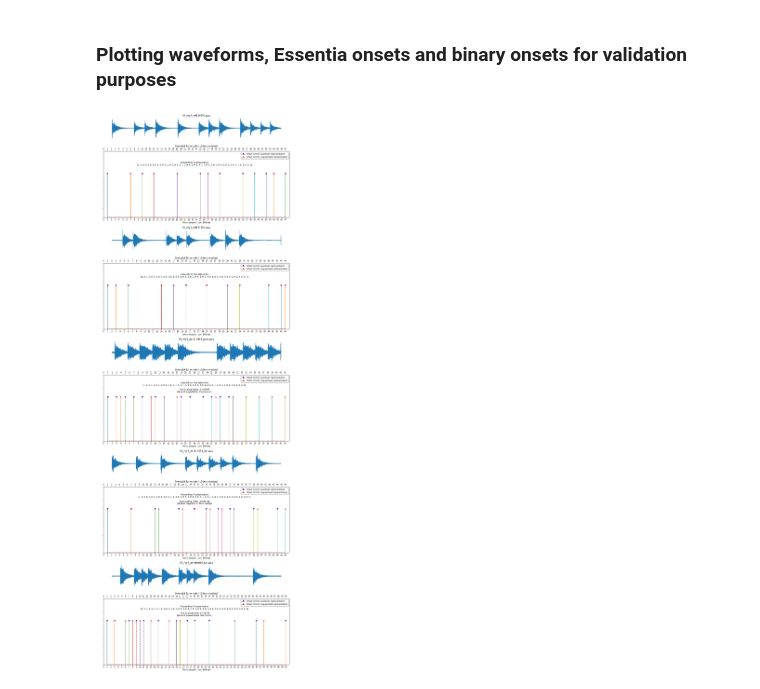
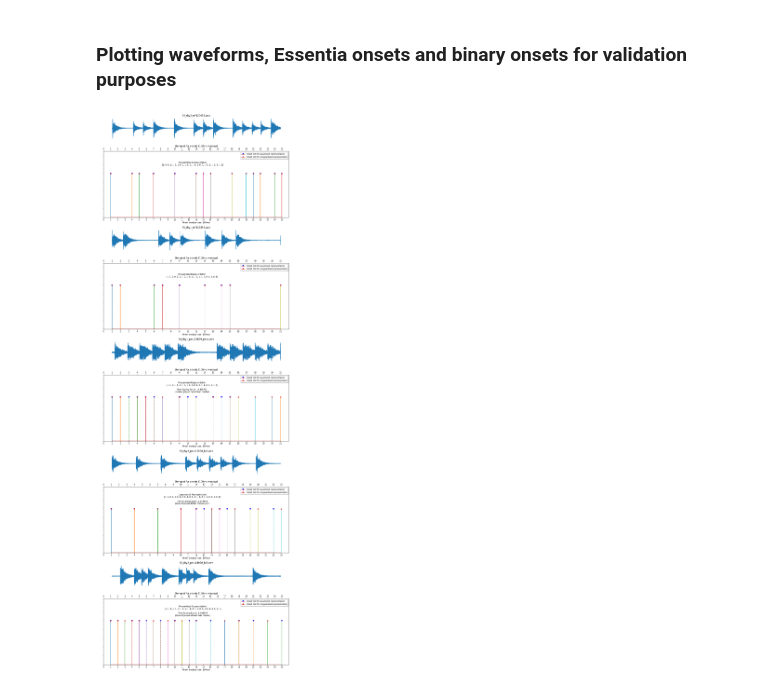
Before and after one commit to MTG/mast-rhythm-analysis, a Jupyter notebook: notebooks/PreProcessDataFromMASTDataset.ipynb, the cells around one changed output. Drawn from its saved outputs; the diff is of its cells as text; code cells hidden in the pictures.

```diff
--- a/notebooks/PreProcessDataFromMASTDataset.ipynb
+++ b/notebooks/PreProcessDataFromMASTDataset.ipynb
@@ -20,10 +20,11 @@ SAMPLE_RATE = 44100
 WINDOW_SIZE = 1024
 HOP_SIZE = 512
 
-ONSET_WINDOW_SIZE = 0.1 # 100ms
+# used for unquantizing purposes
+ONSET_WINDOW_SIZE = 0.2 # 200ms
 
 WINDOWING_METHOD = 'hann'
-ONSET_DETECTION_METHOD = 'complex'
+ONSET_DETECTION_METHOD = 'hfc'
 
 def _load_file_as_monophonic_waveform(file_path):
     fs = SAMPLE_RATE
@@ -162,9 +163,9 @@ def get_info(file, performance_type, info_file_format):
     index = get_audio_index(file, performance_type)
     file_path = os.path.join(DATA_FOLDER, 'Only %ss' % performance_type.capitalize(), info_file_format.format(performance_type.capitalize()))
 
-    with open(file_path, 'r') as scaling_infos:
-        scaling_info = scaling_infos.readlines()[index]
-        return [float(x) for x in scaling_info.split()]
+    with open(file_path, 'r') as infos:
+        info = infos.readlines()[index]
+        return [float(x) for x in info.split()]
 
 
 
@@ -220,31 +221,31 @@ for audio in audio_samples:
     axarr[idx].set_yticklabels([])
 
     unquantized_info = 'Unquantized Representation\n%s' % str([int(x) for x in unquantized_onsets])
     if 'per' in file_name:
         unquantized_info += '\n\nTime Scaling Factor: %f' % float(scaling_info[3])
         performance_speed = 'slower' if float(scaling_info[3]) > 0 else 'faster'
         unquantized_info += '\n(student played %s than master)' % performance_speed
 
     axarr[idx].text(max(max(quantized_stems), max(unquantized_stems))/2, 1.22, unquantized_info, horizontalalignment='center', verticalalignment='center')
 
     # Plotting quantized stems
     plot_one = axarr[idx].stem(quantized_stems, len(quantized_stems) * [1], linefmt='--', markerfmt='bo',label='Onset tick for quantized representation')
 
     overlapped = axarr[idx].twiny()
     overlapped.set_xticks(range(max(max(quantized_stems), max(unquantized_stems)) + 1))
     overlapped.set_ylim(0, 1.5)
     overlapped.set_xlim(0, max(max(quantized_stems), max(unquantized_stems)) + 1)
     overlapped.set_yticklabels([])
 
     plot_two = overlapped.stem(unquantized_stems, len(unquantized_stems) * [1], linefmt='-',markerfmt='r^',label='Onset tick for unquantized representation')
 
     # added these three lines
     plots = [plot_one, plot_two]
     labs = [plot.get_label() for plot in plots]
     axarr[idx].legend(plots, labs, loc=0, shadow=True)
 
     idx+=1
 
 f.tight_layout()
 # %% [output]
-[figure, old version]
+[figure, new version]
```
Also changed, not shown: 2 other files.
